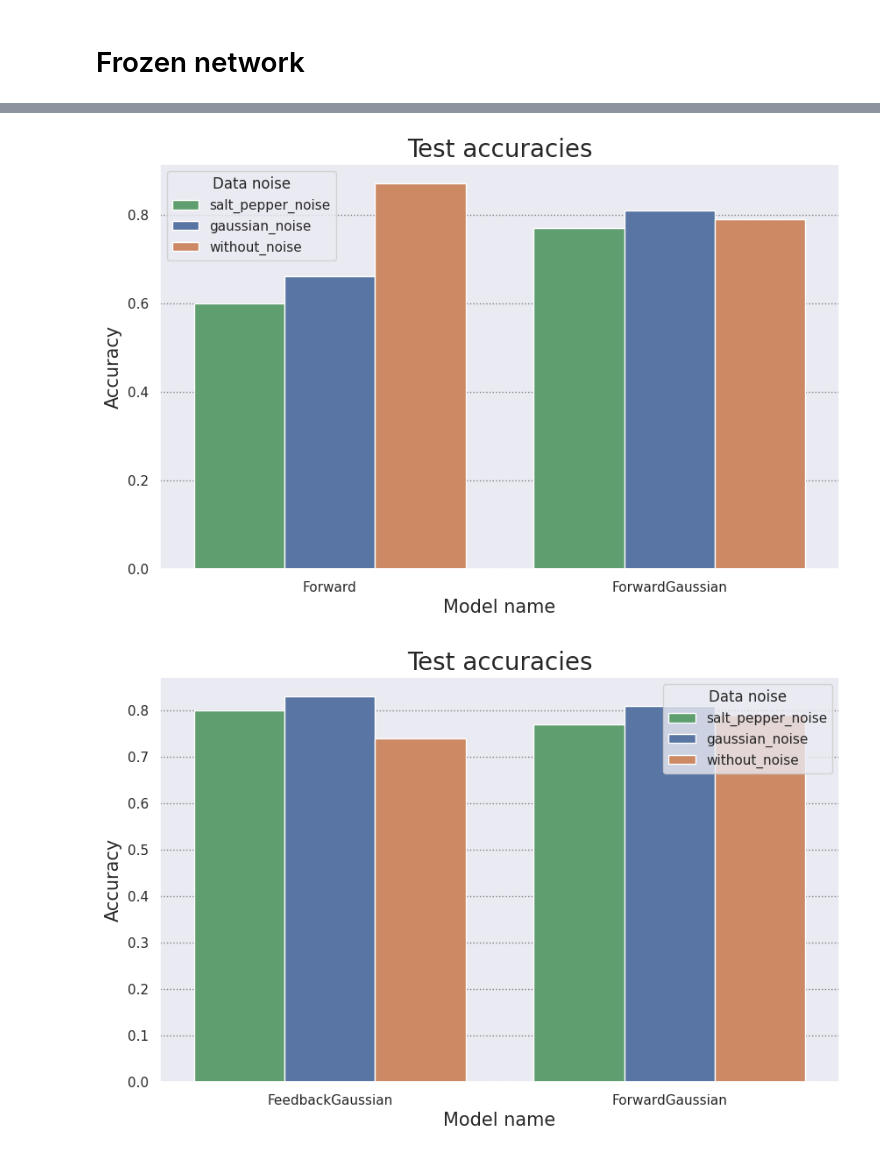
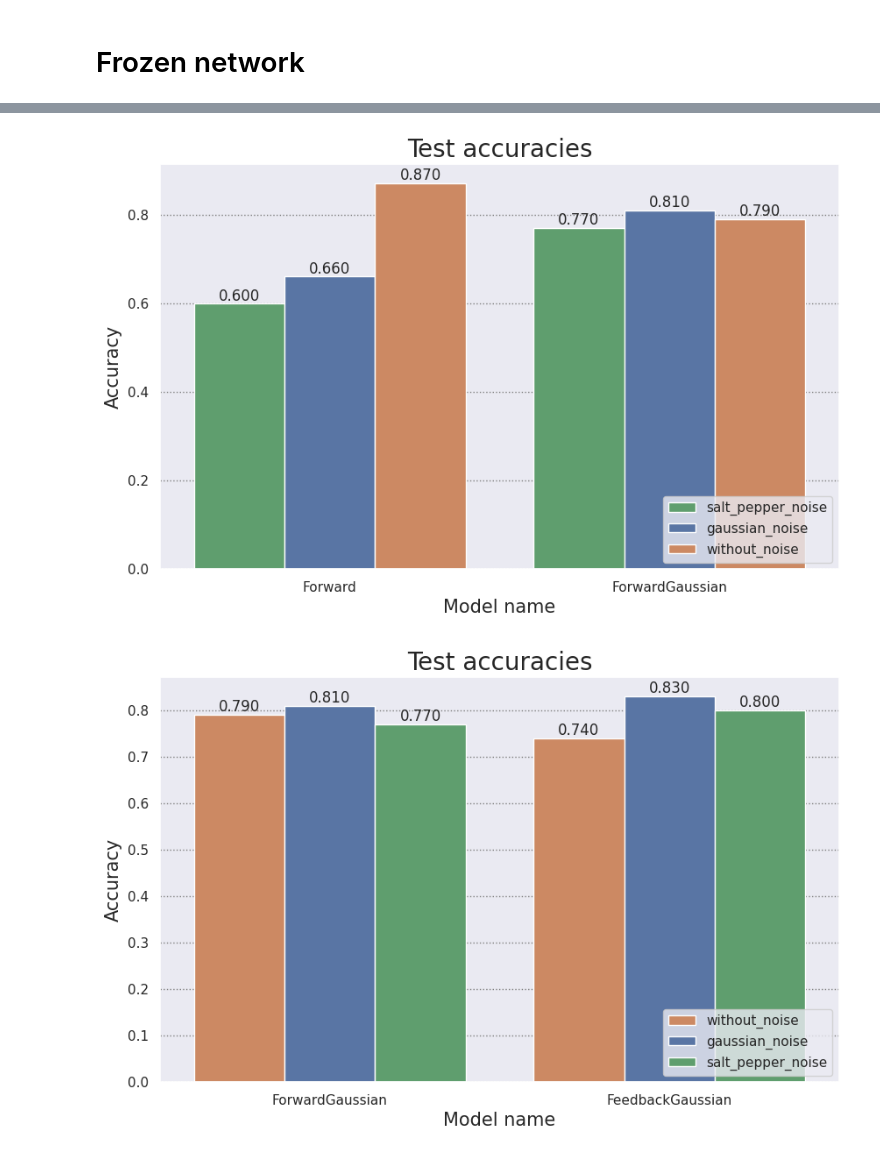
Before and after one commit to Tmozovka/ProjectFeedbackNetworks, a Jupyter notebook: notebooks/Visualise accuracies.ipynb, the cells around one changed output, grey strips where cells are left out. Drawn from its saved outputs; the diff is of its cells as text; code cells hidden in the pictures.

```diff
--- a/notebooks/Visualise accuracies.ipynb
+++ b/notebooks/Visualise accuracies.ipynb
@@ -114,19 +114,42 @@ plot_accuracies(answer_research_question2)
 # %% [output]
 [figure]
 # %%
-def plot_bar_plot(df, title='Test accuracies'):
+def show_values_on_bar_plot(axs, orient="v", space=.01):
+    def _single(ax):
+        if orient == "v":
+            for p in ax.patches:
+                _x = p.get_x() + p.get_width() / 2
+                _y = p.get_y() + p.get_height() + (p.get_height()*0.01)
+                value = '{:.3f}'.format(p.get_height())
+                ax.text(_x, _y, value, ha="center")
+        elif orient == "h":
+            for p in ax.patches:
+                _x = p.get_x() + p.get_width() + float(space)
+                _y = p.get_y() + p.get_height() - (p.get_height()*0.5)
+                value = '{:.3f}'.format(p.get_width())
+                ax.text(_x, _y, value, ha="left")
+
+    if isinstance(axs, np.ndarray):
+        for idx, ax in np.ndenumerate(axs):
+            _single(ax)
+    else:
+        _single(axs)
+
+def plot_bar_plot(df, title='Test accuracies', mode="v", figsize=(20,10)):
     sns.set(rc={
                 "grid.color": "grey",
                 "grid.linestyle": ":",
                 "figure.figsize":(10,6),
                 "axes.labelsize":15,
                 "axes.titlesize":20})
-    fig, ax = plt.subplots()
+    fig, ax = plt.subplots(figsize=figsize)
     palette ={"gaussian_noise": "C0", "without_noise": "C1", "salt_pepper_noise": "C2"}
     #unique = df["Model name"].unique()
     #palette = dict(zip(unique, sns.color_palette(n_colors=len(unique))))
-    sns.barplot(data=df, y="Accuracy", x="Model name", hue="Data noise", palette=palette)\
-        .set(title=title)
+    splot = sns.barplot(data=df, y="Accuracy", x="Model name", hue="Data noise", palette=palette)
+    splot.set(title=title)
+    plt.legend(loc='lower right')
+    show_values_on_bar_plot(splot, mode, space=0)
 # %% [markdown]
 # Frozen network
 # %%
@@ -161,10 +185,10 @@ answer_research_question2 = answer_research_question_prepared[answer_research_qu
 # %%
 plot_bar_plot(answer_research_question2.sort_values(by="Model name", ascending=True))
 # %% [output]
-[figure, old version]
+[figure, new version]
 # %%
 answer_research_question3 = answer_research_question_prepared[answer_research_question_prepared["Model name"].str.contains("Gaussian")]
 # %%
-plot_bar_plot(answer_research_question3.sort_values(by="Model name", ascending=True))
+plot_bar_plot(answer_research_question3.sort_values(by="Model name", ascending=False))
 # %% [output]
-[figure, old version]
+[figure, new version]
```
Also changed, not shown: parts of 17 cells of this notebook, 15 other files.
